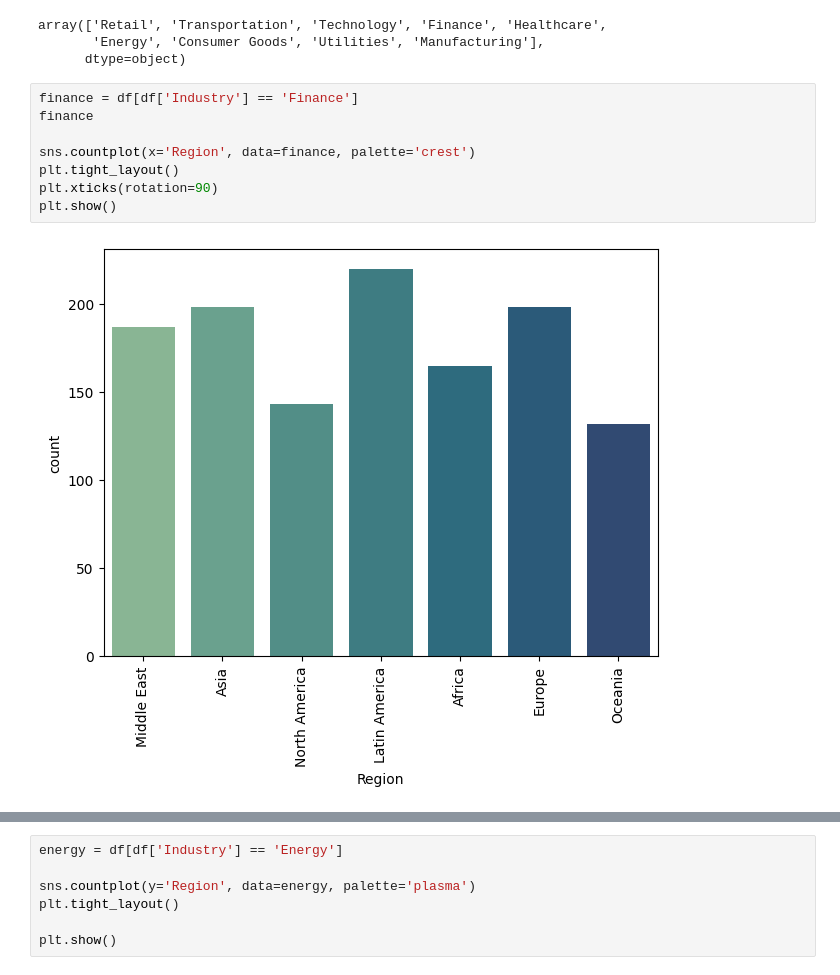
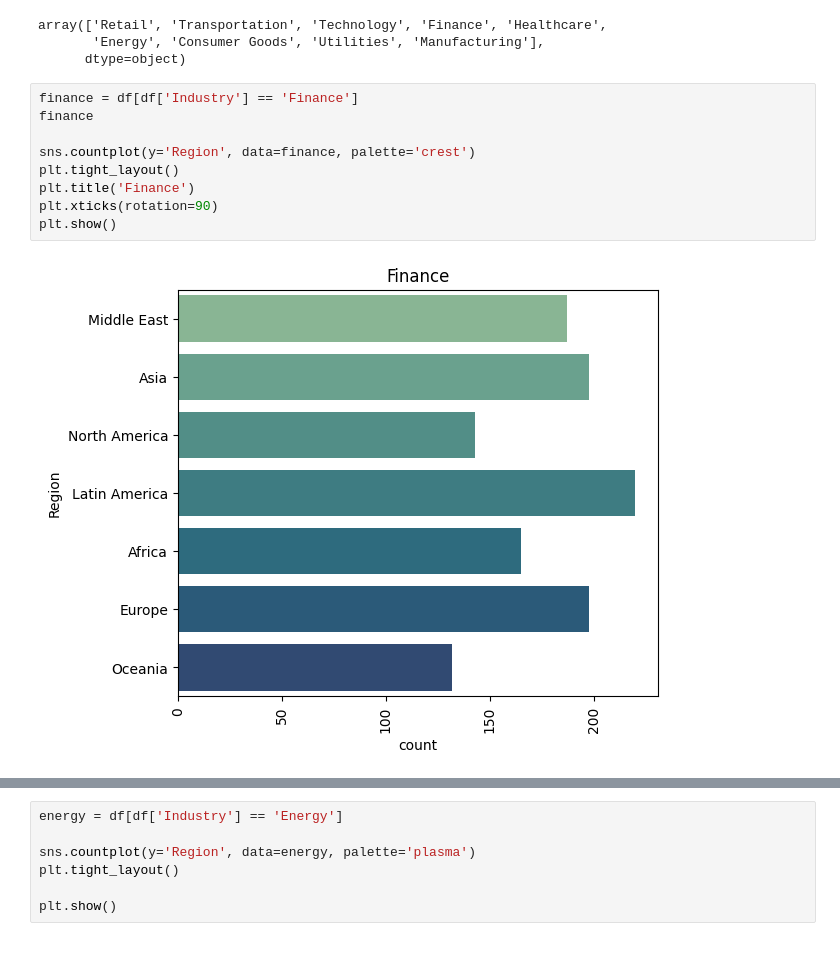
Before and after one commit to atakanerdogn/DATA-since-9-April, a Jupyter notebook: esg,_sustainable.ipynb, the cells around one changed output, grey strips where cells are left out. Cells and saved outputs as stored; diff of their text form.

```diff
--- a/esg,_sustainable.ipynb
+++ b/esg,_sustainable.ipynb
@@ -383,13 +383,14 @@ array(['Retail', 'Transportation', 'Technology', 'Finance', 'Healthcare',
 # %%
 finance = df[df['Industry'] == 'Finance']
 finance
 
-sns.countplot(x='Region', data=finance, palette='crest')
+sns.countplot(y='Region', data=finance, palette='crest')
 plt.tight_layout()
+plt.title('Finance')
 plt.xticks(rotation=90)
 plt.show()
 # %% [output]
-[figure, old version]
+[figure, new version]
 # %%
 healthcare = df[df['Industry'] == 'Healthcare']
 healthcare
```
Also changed, not shown: parts of 6 cells of this notebook.
